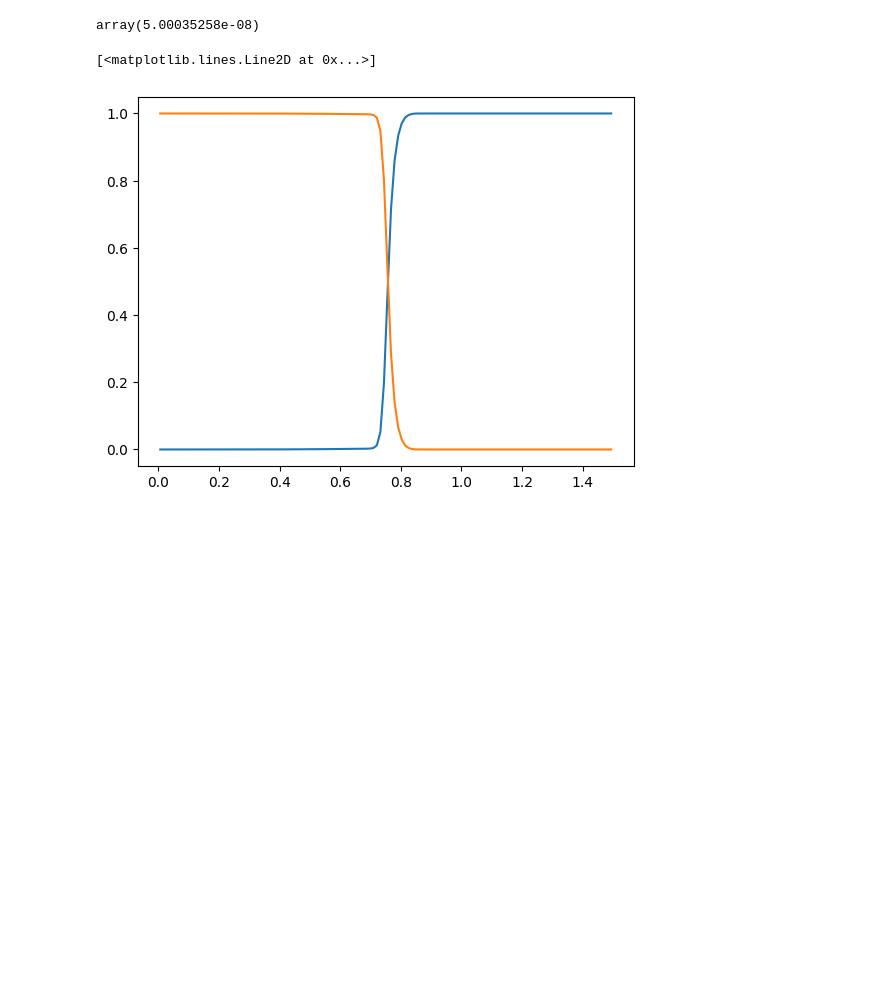
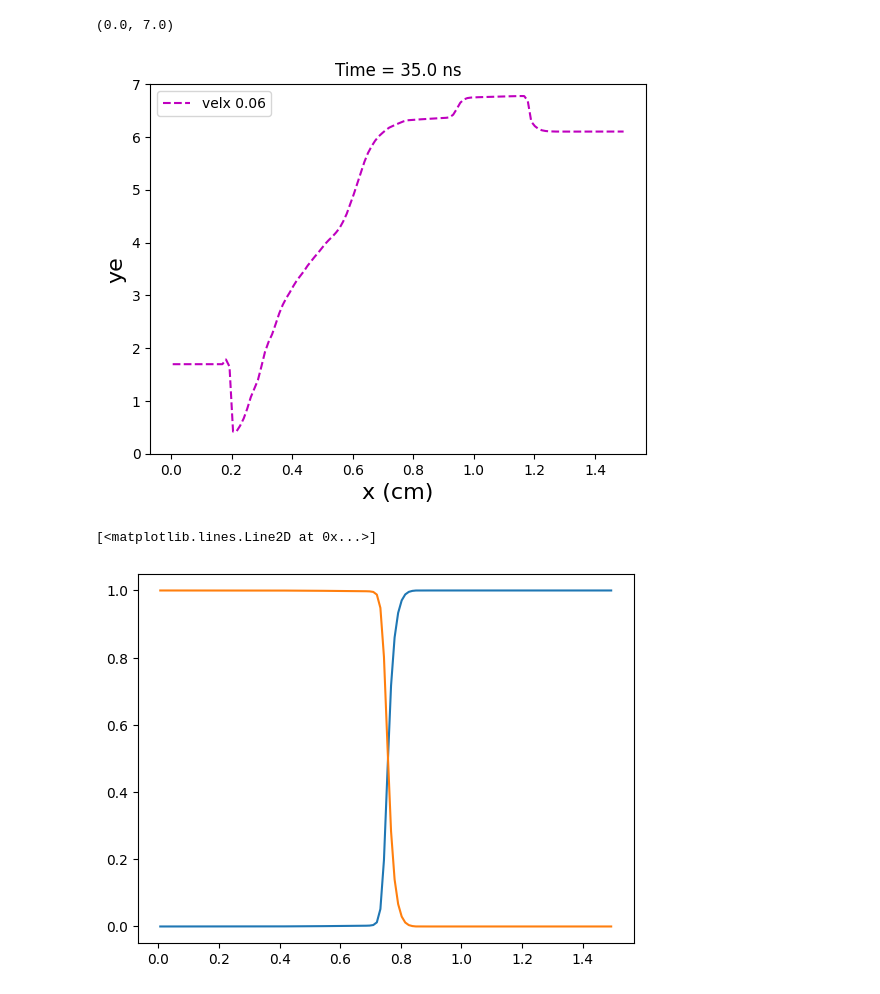
Before and after one commit to weipengyao/scripts, a Jupyter notebook: shock_flash_yt.ipynb, the cells around one changed output. Drawn from its saved outputs; the diff is of its cells as text; code cells hidden in the pictures; blank space fills up the shorter version.

```diff
--- a/shock_flash_yt.ipynb
+++ b/shock_flash_yt.ipynb
@@ -21,7 +23,22 @@ def get_yt_data_1d(filename):
     return data_dict
 # %%
 # filedir = '/Users/yao/sshfs_mesopsl_data/job.64739/'  # AMR_r2_dtmax_1e-12
-# filedir = '/Users/yao/sshfs_mesopsl_data/job.64751/' # AMR_r3_dtmax_1e-13 & job.64750
-filedir = '/Users/yao/sshfs_mesopsl_data/job.64772/'   # AMR_r3 w/o dt_factors for diffusion and heatX
-filename = 'lasslab_hdf5_chk_0005'  # check the mass fraction for the negative energy
+filedir = [
+    # '/Users/yao/sshfs_mesopsl_data/job.65665/',  # He, 40 mbar, diff_eleflcoef = 0.2
+    # '/Users/yao/sshfs_mesopsl_data/job.65664/',  # He, 20 mbar, diff_eleflcoef = 0.2
+    # '/Users/yao/sshfs_mesopsl_data/job.65663/',  # He, 10 mbar, diff_eleflcoef = 0.2
+    # '/Users/yao/sshfs_mesopsl_data/job.65605/',  # He, 1 mbar, diff_eleflcoef = 0.2
+    # '/Users/yao/sshfs_mesopsl_data/job.65604/',  # He, 1 mbar, diff_eleflcoef = 1.0
+    # '/Users/yao/sshfs_mesopsl_data/job.65573/',  # He, 1 mbar, diff_eleflcoef = 0.1
+    #        '/Users/yao/sshfs_mesopsl_data/job.64739/',  # AMR_r2_dtmax_1e-12
+    #        '/Users/yao/sshfs_mesopsl_data/job.64751/',  # AMR_r3_dtmax_1e-13 & job.64750
+    #        '/Users/yao/sshfs_mesopsl_data/job.64915/',  # AMR_r3 w/o dt_factors for diffusion and heatX
+    #        '/Users/yao/sshfs_mesopsl_data/job.64960/',  # AMR_r3_dtmax_1e-13 & flux limiter e- being 1.0
+    #        # '/Users/yao/sshfs_mesopsl_data/job.64935/',  # AMR_r3_dtmax_1e-13 & flux limiter e- being 0.06
+            # '/Users/yao/sshfs_mesopsl_data/job.64935/',
+            '/Users/yao/sshfs_mesopsl_data/job.68477/'
+
+          ]
+
+filename = 'lasslab_hdf5_chk_0030'  # check the mass fraction for the negative energy
 # %%
@@ -73,7 +179,17 @@ fig.savefig(filedir+'profile_{:.1f}.png'.format(time_now),dpi=300)
 # %%
-np.array(data_yt.current_time)
+fig, ax1 = plt.subplots()
+
+ax1.plot(x, ye*14, '--m', label='velx 0.06')
+# ax1.plot(x2, velx2, '-m',  label='velx 1.0')
+ax1.set_ylabel('ye', color='k', fontsize=16)
+ax1.set_xlabel('x (cm)', fontsize=16)
+ax1.set_title('Time = {:.1f} ns'.format(time_now))
+ax1.legend(loc='best')
+ax1.set_ylim([0,7])
+# fig.savefig('/Users/yao/Desktop/fluxlimiter_velx.pdf',dpi=600)
 # %% [output]
-array(5.00035258e-08)
+(0.0, 7.0)
+[figure, added]
 # %%
 plt.plot(x, cham)
 plt.plot(x, targ)
```
Also changed, not shown: parts of 12 cells of this notebook, 16 other files.
